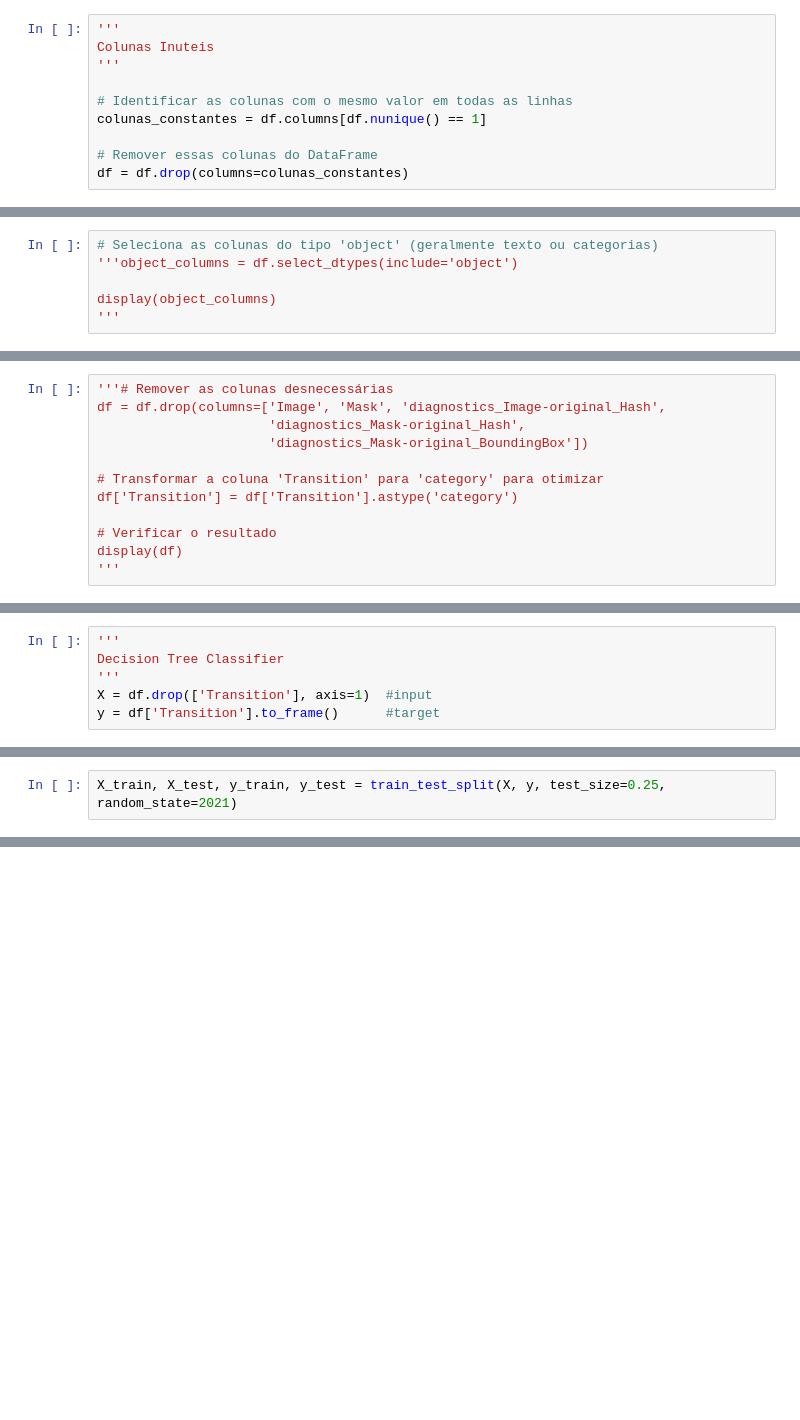
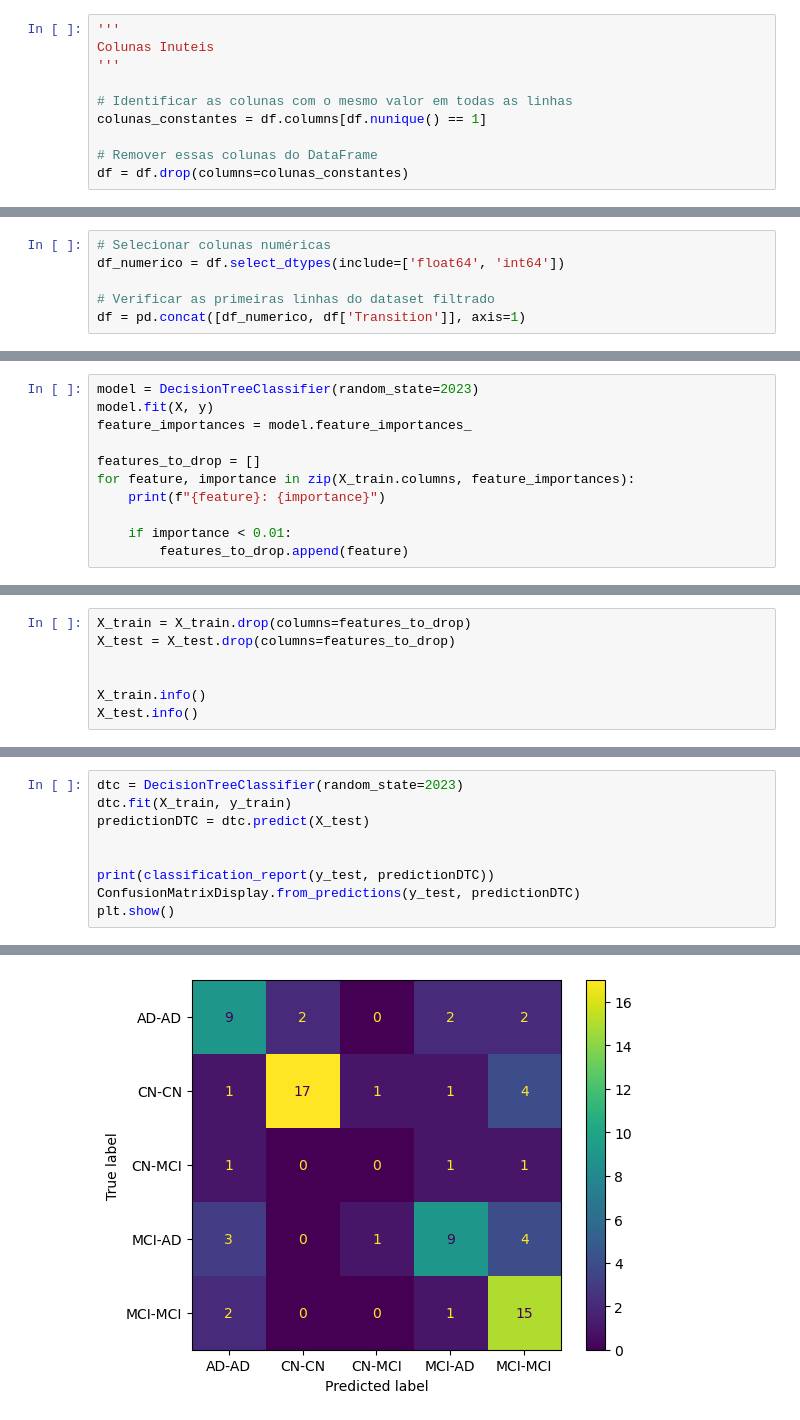
Before and after one commit to brunoalves8/DAA, a Jupyter notebook: Ra-Testes.ipynb, the cells around one changed output, grey strips where cells are left out. Saved outputs shown, nothing was run; the diff lists cells and outputs as text; blank space fills up the shorter version.

```diff
--- a/Ra-Testes.ipynb
+++ b/Ra-Testes.ipynb
@@ -70,6 +71,6 @@ memory usage: 4.7+ MB
 # %%
-# Seleciona as colunas do tipo 'object' (geralmente texto ou categorias)
-'''object_columns = df.select_dtypes(include='object')
+# Selecionar colunas numéricas
+df_numerico = df.select_dtypes(include=['float64', 'int64'])
 
-display(object_columns)
-'''
+# Verificar as primeiras linhas do dataset filtrado
+df = pd.concat([df_numerico, df['Transition']], axis=1)
@@ -128,13 +103,12 @@ Name: count, dtype: int64
 # %%
-'''# Remover as colunas desnecessárias
-df = df.drop(columns=['Image', 'Mask', 'diagnostics_Image-original_Hash',
-                      'diagnostics_Mask-original_Hash',
-                      'diagnostics_Mask-original_BoundingBox'])
+model = DecisionTreeClassifier(random_state=2023)
+model.fit(X, y)
+feature_importances = model.feature_importances_
 
-# Transformar a coluna 'Transition' para 'category' para otimizar
-df['Transition'] = df['Transition'].astype('category')
+features_to_drop = []
+for feature, importance in zip(X_train.columns, feature_importances):
+    print(f"{feature}: {importance}")
 
-# Verificar o resultado
-display(df)
-'''
+    if importance < 0.01:
+        features_to_drop.append(feature)
 # %% [output]
@@ -154,6 +132,7 @@ display(df)
 # %%
-'''
-Decision Tree Classifier
-'''
-X = df.drop(['Transition'], axis=1)  #input
-y = df['Transition'].to_frame()      #target
+X_train = X_train.drop(columns=features_to_drop)
+X_test = X_test.drop(columns=features_to_drop)
+
+
+X_train.info()
+X_test.info()
@@ -160,2 +164,10 @@ y = df['Transition'].to_frame()      #target
 # %%
-X_train, X_test, y_train, y_test = train_test_split(X, y, test_size=0.25, random_state=2021)
+dtc = DecisionTreeClassifier(random_state=2023)
+dtc.fit(X_train, y_train)
+predictionDTC = dtc.predict(X_test)
+
+
+print(classification_report(y_test, predictionDTC))
+ConfusionMatrixDisplay.from_predictions(y_test, predictionDTC)
+plt.show()
+# %% [output]
@@ -161,0 +185 @@ X_train, X_test, y_train, y_test = train_test_split(X, y, test_size=0.25, random
+[figure, added]
```
Also changed, not shown: parts of 21 cells of this notebook, 4 other files.
